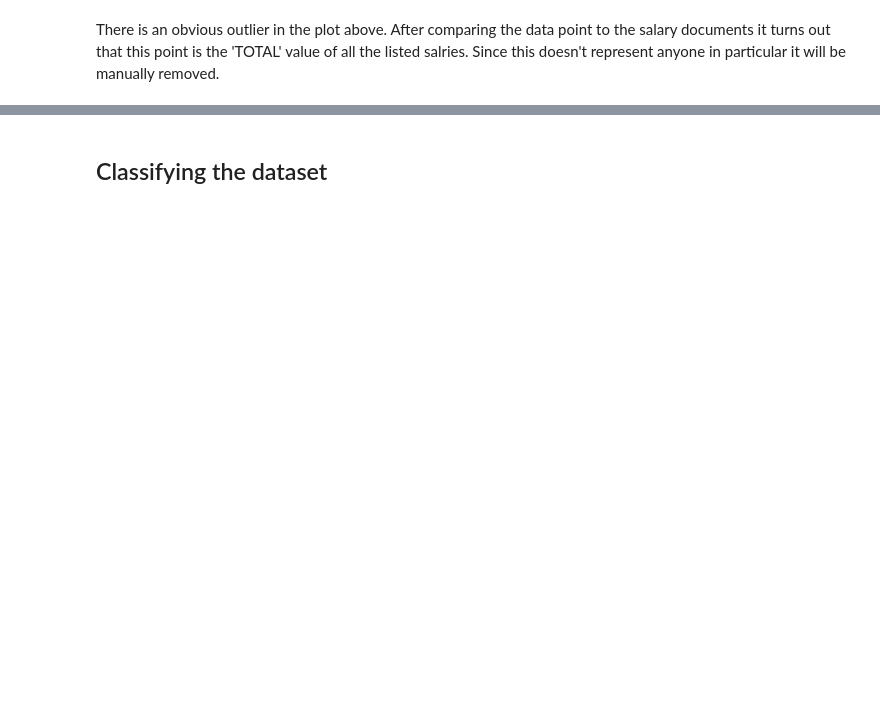
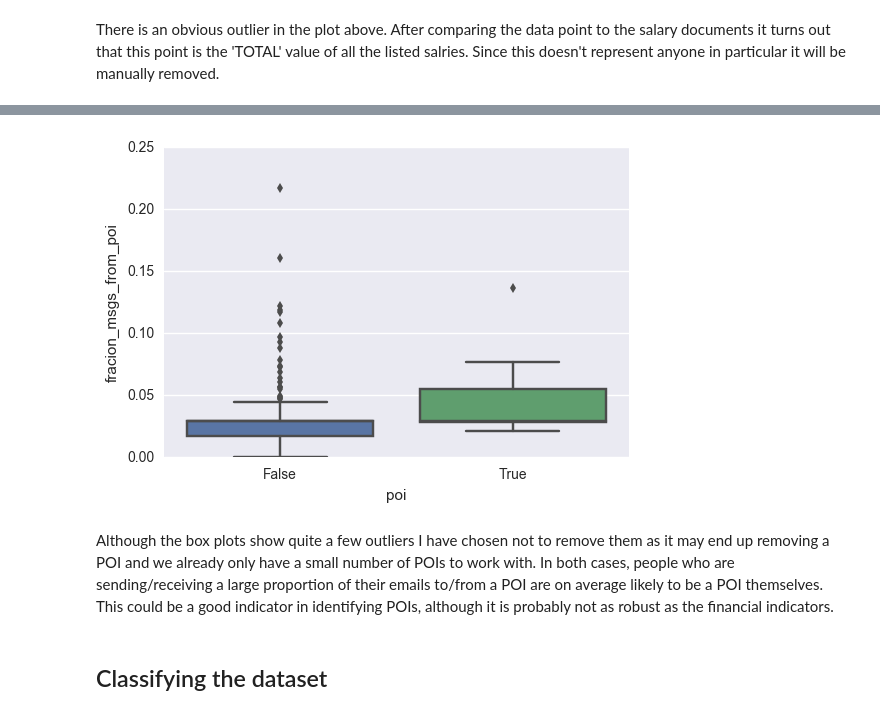
Before and after one commit to sian-nadin/enron_fraud, a Jupyter notebook: Enron Fraud.ipynb, the cells around one changed output, grey strips where cells are left out. Saved outputs shown, nothing was run; the diff lists cells and outputs as text; code cells hidden in the pictures; blank space fills up the shorter version.

```diff
--- a/Enron Fraud.ipynb
+++ b/Enron Fraud.ipynb
@@ -111,3 +140,9 @@ df_new['fracion_msgs_from_poi'] = df.from_poi_to_this_person / df.to_messages
+# %%
+ax = sns.boxplot(x="poi", y="fracion_msgs_from_poi", data=df_new)
+# %% [output]
+[figure, added]
+# %% [markdown]
+Although the box plots show quite a few outliers I have chosen not to remove them as it may end up removing a POI and we already only have a small number of POIs to work with. In both cases, people who are sending/receiving a large proportion of their emails to/from a POI are on average likely to be a POI themselves. This could be a good indicator in identifying POIs, although it is probably not as robust as the financial indicators.
 # %% [markdown]
 ## Classifying the dataset
 # %% [markdown]
```
Also changed, not shown: parts of 23 cells of this notebook.
